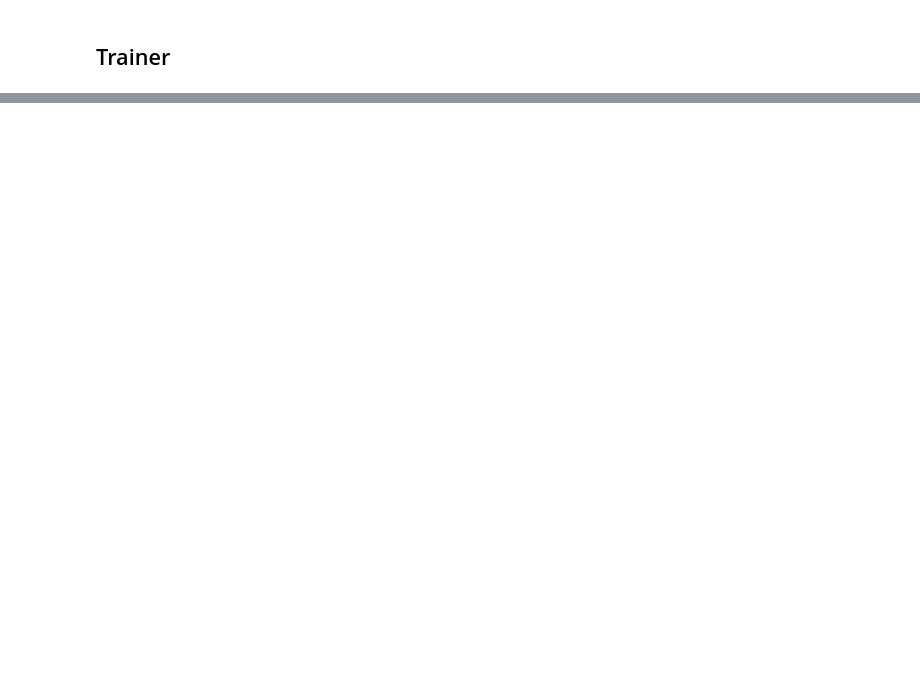
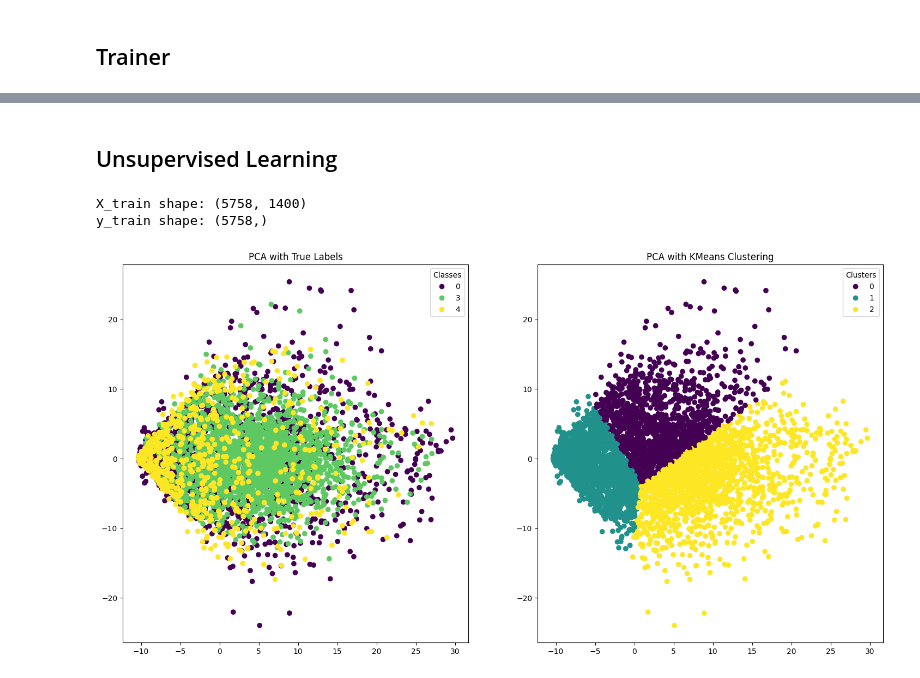
Before and after one commit to jangsus1/ML-Fall24-Team7, a Jupyter notebook: feature_extraction.ipynb, the cells around one changed output, grey strips where cells are left out. Drawn from its saved outputs; the diff is of its cells as text; code cells hidden in the pictures; blank space fills up the shorter version.

Commit message:
add unsupervised learning analysis

```diff
--- a/feature_extraction.ipynb
+++ b/feature_extraction.ipynb
@@ -205,9 +206,14 @@ def compute_features(group):
 
     return pd.Series(features)
 # %%
+
 files = glob('recordings/*.txt')
 
 for file in files:
+
+    new_filename = file.replace('.txt', '_features.csv').replace("recordings", "train_data")
+    if os.path.exists(new_filename): continue
+
     events = []
     monitors = []
     with open(file, 'r') as f:
@@ -255,6 +261,5 @@ for file in files:
     # Apply the feature extraction function to each time window
     features_df = df.groupby('timestamp').apply(compute_features, include_groups=False).reset_index(drop=True)
 
-
     features_df.to_csv(file.replace('.txt', '_features.csv').replace("recordings", "train_data"), index=False)
     print(f"Features saved to {file.replace('.txt', '_features.csv')}")
@@ -414,0 +429,42 @@ NameError: name 'train' is not defined
+# %% [markdown]
+## Unsupervised Learning
+# %%
+from sklearn.manifold import TSNE
+from sklearn.cluster import KMeans
+import matplotlib.pyplot as plt
+
+# Assuming prepare_data is defined and provides data
+X_train, X_test, y_train, y_test = prepare_data(50, 5, resample=False)
+
+print(f"X_train shape: {X_train.shape}")
+print(f"y_train shape: {y_train.shape}")
+# %% [output]
+X_train shape: (5758, 1400)
+y_train shape: (5758,)
+# %%
+# perform PCA on the data
+from sklearn.decomposition import PCA
+
+pca = PCA(n_components=2)
+X_train_pca = pca.fit_transform(X_train)
+
+# Apply KMeans clustering
+kmeans = KMeans(n_clusters=3, random_state=42)  # Adjust number of clusters if needed
+kmeans_labels = kmeans.fit_predict(X_train_pca)
+
+# Plot PCA results with true labels
+plt.figure(figsize=(18, 9))
+plt.subplot(1, 2, 1)
+scatter = plt.scatter(X_train_pca[:, 0], X_train_pca[:, 1], c=y_train, cmap='viridis')
+plt.title("PCA with True Labels")
+plt.legend(*scatter.legend_elements(), title="Classes")
+
+# Plot PCA results with KMeans labels
+plt.subplot(1, 2, 2)
+scatter = plt.scatter(X_train_pca[:, 0], X_train_pca[:, 1], c=kmeans_labels, cmap='viridis')
+plt.title("PCA with KMeans Clustering")
+plt.legend(*scatter.legend_elements(), title="Clusters")
+
+plt.show()
+# %% [output]
+[figure, added]
```
Also changed, not shown: parts of 9 cells of this notebook.
